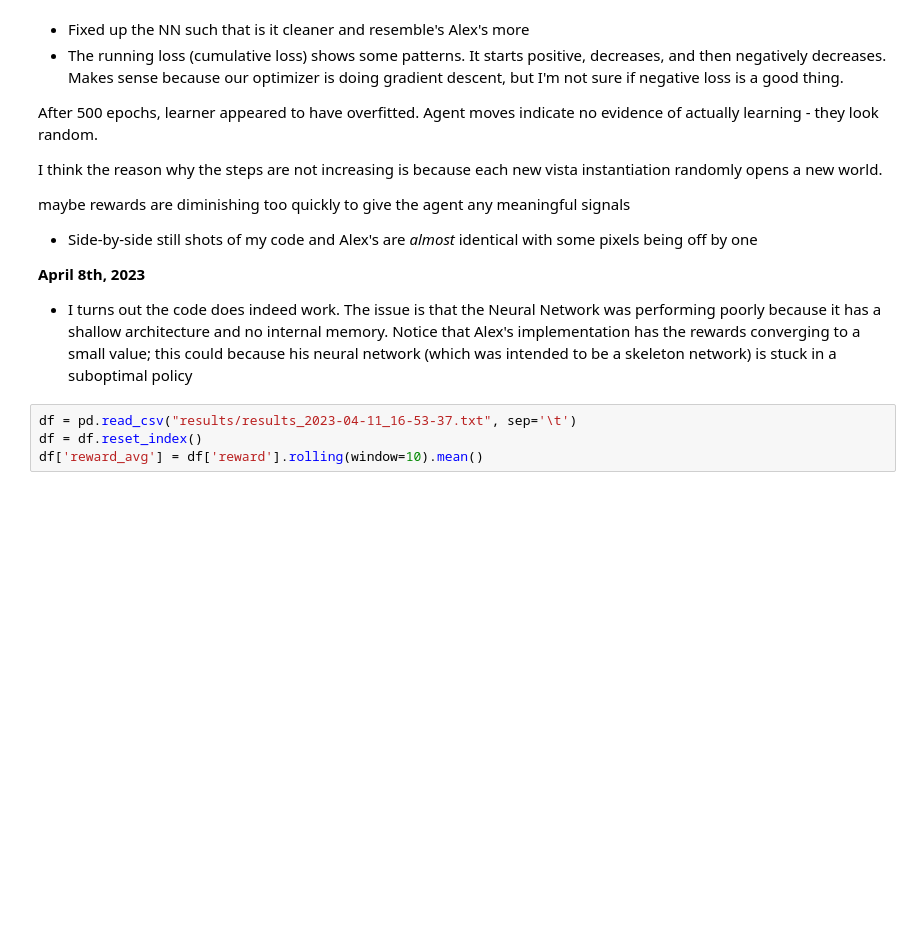
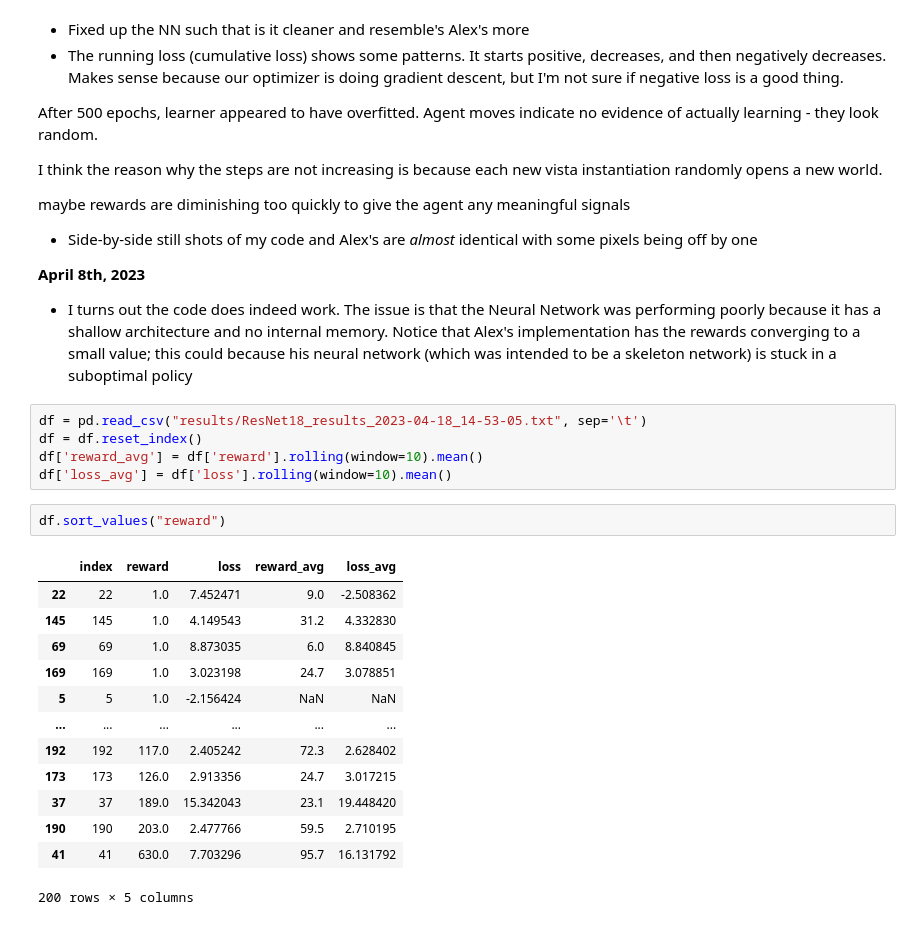
Before and after one commit to oliverc1623/Sim2Real, a Jupyter notebook: vista/rl/analyze.ipynb, the cells around one changed output. Drawn from its saved outputs; the diff is of its cells as text; blank space fills up the shorter version.

```diff
--- a/vista/rl/analyze.ipynb
+++ b/vista/rl/analyze.ipynb
@@ -35,7 +35,24 @@ maybe rewards are diminishing too quickly to give the agent any meaningful signa
 
 - I turns out the code does indeed work. The issue is that the Neural Network was performing poorly because it has a shallow architecture and no internal memory. Notice that Alex's implementation has the rewards converging to a small value; this could because his neural network (which was intended to be a skeleton network) is stuck in a suboptimal policy
 # %%
-df = pd.read_csv("results/results_2023-04-11_16-53-37.txt", sep='\t')
+df = pd.read_csv("results/ResNet18_results_2023-04-18_14-53-05.txt", sep='\t')
 df = df.reset_index()
 df['reward_avg'] = df['reward'].rolling(window=10).mean()
+df['loss_avg'] = df['loss'].rolling(window=10).mean()
+# %%
+df.sort_values("reward")
+# %% [output]
+|  | index | reward | loss | reward_avg | loss_avg |
+| 22 | 22 | 1.0 | 7.452471 | 9.0 | -2.508362 |
+| 145 | 145 | 1.0 | 4.149543 | 31.2 | 4.332830 |
+| 69 | 69 | 1.0 | 8.873035 | 6.0 | 8.840845 |
+| 169 | 169 | 1.0 | 3.023198 | 24.7 | 3.078851 |
+| 5 | 5 | 1.0 | -2.156424 | NaN | NaN |
+| ... | ... | ... | ... | ... | ... |
+| 192 | 192 | 117.0 | 2.405242 | 72.3 | 2.628402 |
+| 173 | 173 | 126.0 | 2.913356 | 24.7 | 3.017215 |
+| 37 | 37 | 189.0 | 15.342043 | 23.1 | 19.448420 |
+| 190 | 190 | 203.0 | 2.477766 | 59.5 | 2.710195 |
+| 41 | 41 | 630.0 | 7.703296 | 95.7 | 16.131792 |
+200 rows × 5 columns
 # %%
```
Also changed, not shown: parts of 2 cells of this notebook, 2 other files.
